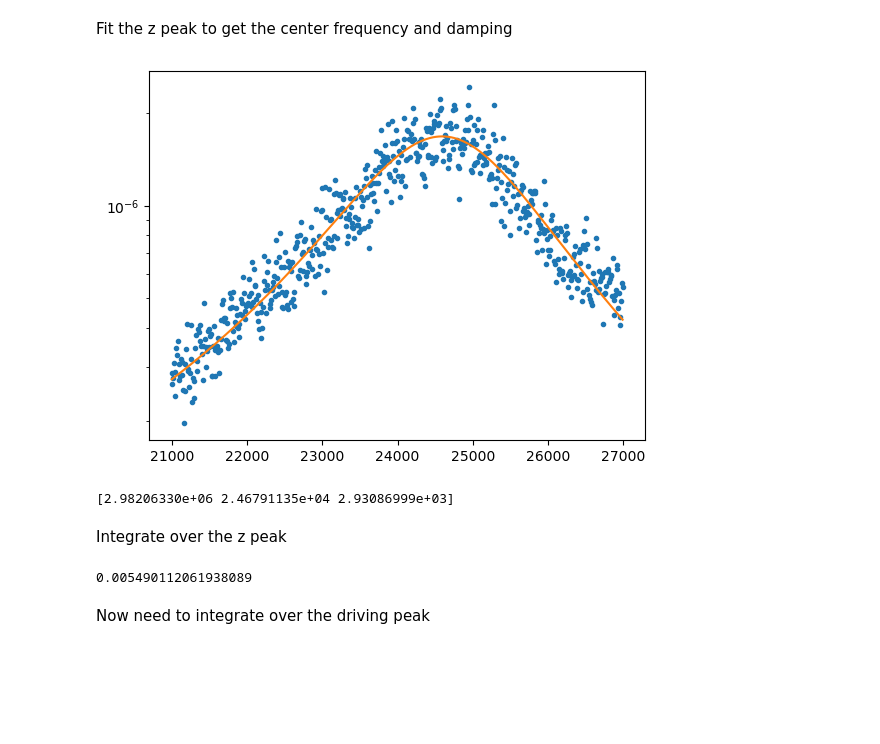
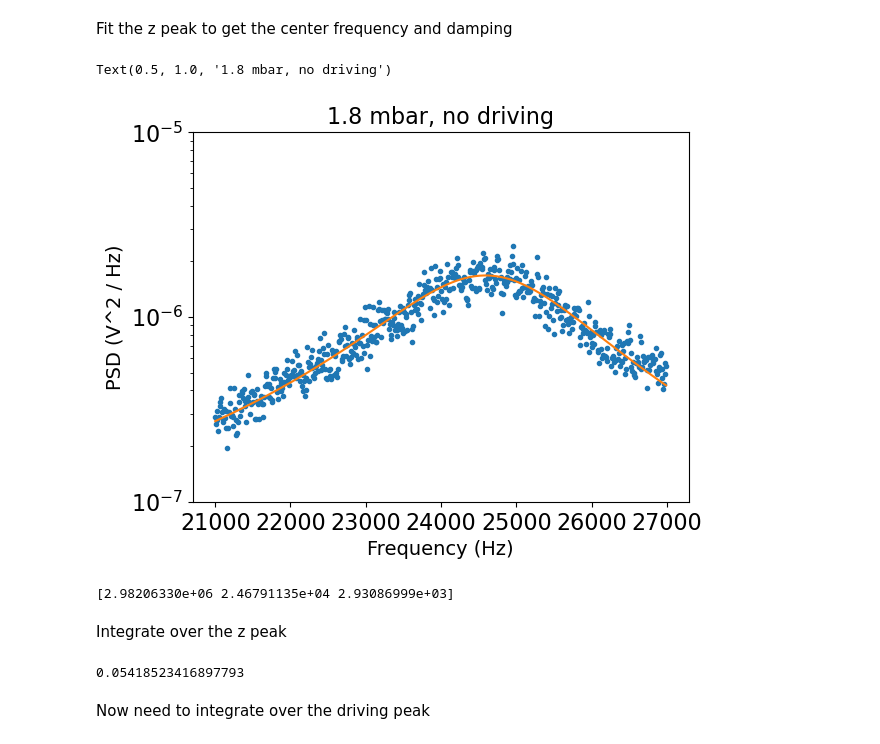
Before and after one commit to yuhants/Nanospheres, a Jupyter notebook: Analysis/particle_calibration.ipynb, the cells around one changed output. Saved outputs shown, nothing was run; the diff lists cells and outputs as text; code cells hidden in the pictures; blank space fills up the shorter version.

```diff
--- a/Analysis/charging_analysis.ipynb
+++ b/Analysis/particle_calibration.ipynb
@@ -71,0 +82,6 @@ def peak_amplitude_stft(tod, fs, nperseg, driving_freq):
+# %%
+params = {'axes.labelsize': 14,
+          'axes.titlesize': 16,
+         'xtick.labelsize': 14,
+         'ytick.labelsize': 14}
+plt.rcParams.update(params)
@@ -231,8 +256,10 @@ ax.plot(tt, sig, '.', markersize=15)
 # %%
+drive_freq = 26000
+
 bg_file = r"D:\Experiment\Charging\20230717\bg_1_9mbar\bg_1_9mbar_3.csv"
 bg = np.genfromtxt(bg_file, delimiter=',', skip_header=3).T
 
-fs = int(np.ceil(1 / (bg[0, 1] - nohv[0, 0])))
+fs = int(np.ceil(1 / (bg[0, 1] - bg[0, 0])))
 nperseg = fs / 5
 
 tt, sig, ff, Zxx = peak_amplitude_stft(bg[1], fs, nperseg, drive_freq)
@@ -262,26 +278,32 @@ freq, psd = get_psd(bg[1], fs, 5, fs/10)
 # %%
 # Take only one of the specturm for analysis
 lb, ub = 2100, 2700
 plot_idx = 2
 plt.plot(freq[plot_idx][lb:ub], psd[plot_idx][lb:ub], '.')
 
 popt, xx, yy = fit_peak(freq[plot_idx][lb:ub], psd[plot_idx][lb:ub], peak_func, p0=[1e6, 24000, 1000])
 plt.plot(xx, yy)
 
 plt.yscale('log')
+plt.ylim(1e-7, 1e-5)
+
+plt.xlabel('Frequency (Hz)', fontsize=14)
+plt.ylabel('PSD (V^2 / Hz)', fontsize=14)
+plt.title('1.8 mbar, no driving', fontsize=16)
 # %% [output]
+Text(0.5, 1.0, '1.8 mbar, no driving')
-[figure, old version]
+[figure, new version]
-# %%
-# Amplitude, central frequency, damping
-print(popt)
-# %% [output]
-[2.98206330e+06 2.46791135e+04 2.93086999e+03]
+# %%
+# Amplitude, central frequency, damping
+print(popt)
+# %% [output]
+[2.98206330e+06 2.46791135e+04 2.93086999e+03]
 # %% [markdown]
 Integrate over the z peak
 # %%
-np.trapz(psd[plot_idx][lb:ub], freq[plot_idx][lb:ub])
+np.trapz(psd[plot_idx][lb:ub] * 2 * np.pi, freq[plot_idx][lb:ub]) / 2 * np.pi
 # %% [output]
-0.005490112061938089
+0.05418523416897793
 # %% [markdown]
 Now need to integrate over the driving peak
 # %%
```
Also changed, not shown: parts of 22 cells of this notebook, 1 other file.
